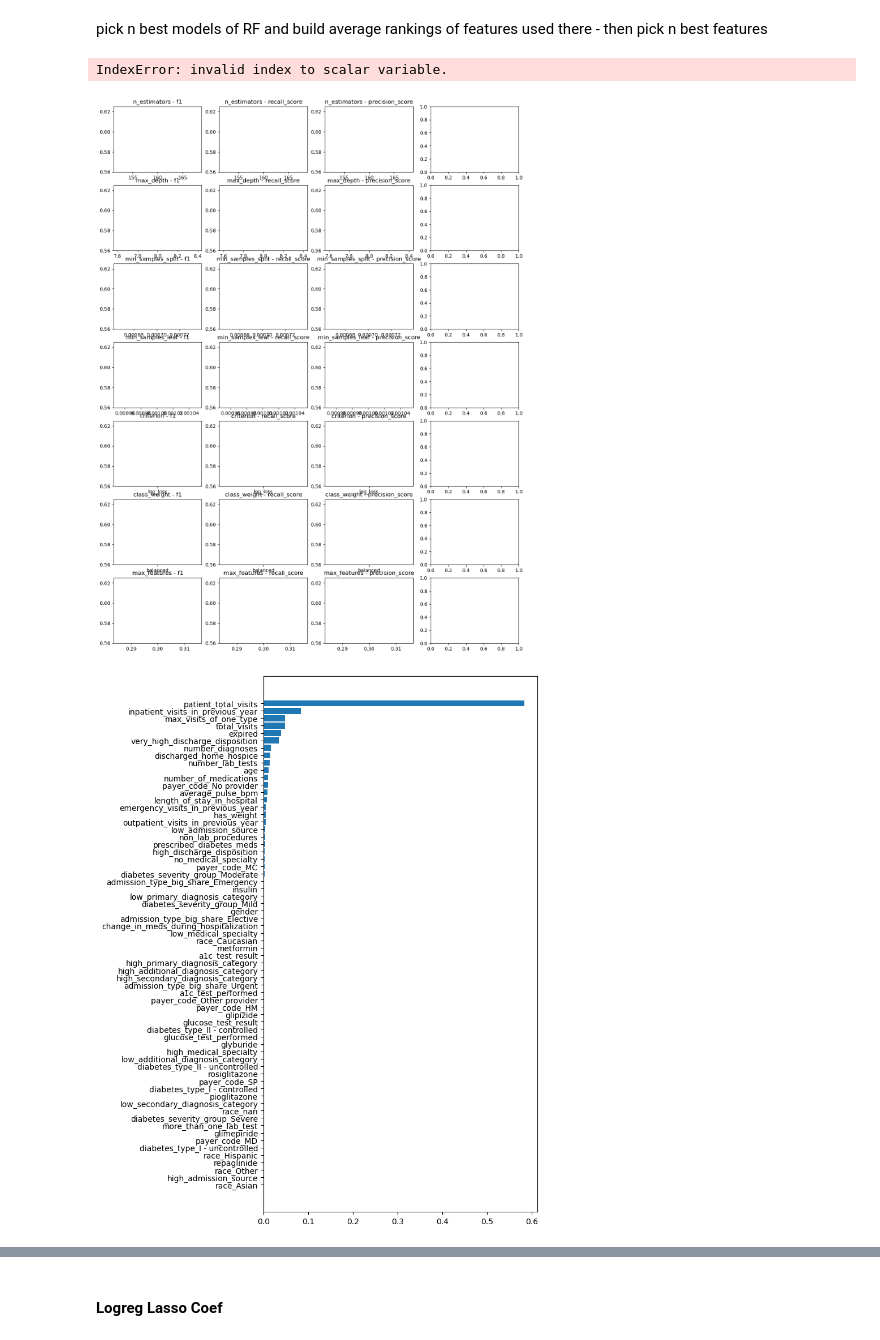
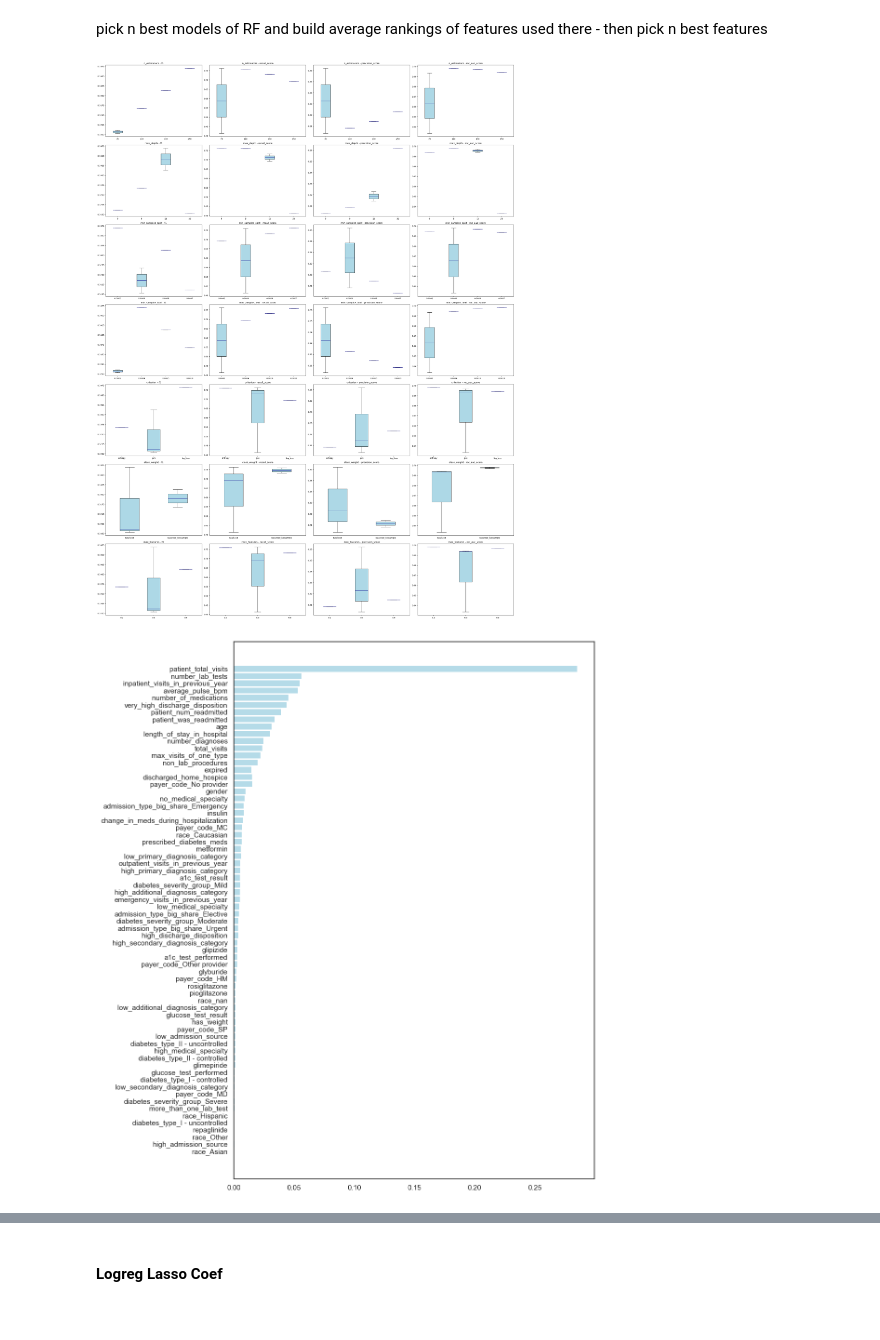
Before and after one commit to ontenkutsenko/ML_Hospital_Readmissions, a Jupyter notebook: Binary classification.ipynb, the cells around one changed output, grey strips where cells are left out. Cells and saved outputs as stored; diff of their text form; code cells hidden in the pictures.

```diff
--- a/Binary classification.ipynb
+++ b/Binary classification.ipynb
@@ -1592,32 +1386,0 @@ F1 train: 0.604, F1_val: 0.592
-# %%
-model = RandomForestClassifier(random_state = random_state)
-params = {
-    'n_estimators': np.arange(50, 300, 10),
-    'max_depth': np.arange(6, 30, 2),
-    'min_samples_split': np.arange(0, 0.001, 0.0001) + 0.000001,
-    'min_samples_leaf': np.arange(0, 0.002, 0.0002) + 0.000001,
-    'criterion': ['gini', 'entropy', 'log_loss'],
-    'class_weight': ['balanced', 'balanced_subsample'],
-    'max_features': np.arange(0.1,0.7,0.1),
-}
-
-result = []
-for i in tqdm(range(100)):
-    random_params = {}
-    for key, values in params.items():
-        random_params[key] = random.choice(values)
-    result.append(cross_validation(data,
-                     target,
-                     model,
-                     random_params,
-
-                     scaling = True,
-                     features_for_scaling_minmax = features_for_scaling_minmax,
-                     features_for_scaling_standard = features_for_scaling_standard,
-
-                     # target_encoding = True,
-                     # features_for_encoding = features_for_encoding,
-                     # smoothing = 100,
-
-                     upsample = False,
-                     cv=5))
@@ -1640,10 +1394,13 @@ with open('Data/result_rf_all_features_no_encoding_2.pkl', 'wb') as file:
 # %% [markdown]
 pick n best models of RF and build average rankings of features used there - then pick n best features
 # %%
+from matplotlib.ticker import MaxNLocator
+
 num_best_models = 90
 
 best_models = sorted(result, key = lambda x: -x[1]['f1'][1])[:num_best_models]
-fig,ax = plt.subplots(ncols = len(result[0][1]), nrows = len(params), figsize = (15,20))
+fig,ax = plt.subplots(ncols = len(result[0][1]), nrows = len(params), figsize = (30,40))
+
 for m in range(len(result[0][1])):
     for key in range(len(list(params.keys()))):
         # try:
@@ -1653,38 +1410,56 @@ for m in range(len(result[0][1])):
                                          columns = ['hyperparameter', metric]).fillna('None')
             if hyperparam_df['hyperparameter'].dtype == 'O':
                 hyperparam_df['hyperparameter'] = hyperparam_df['hyperparameter'].astype(str)
-            ax[key, m].plot(hyperparam_df.groupby('hyperparameter').max())
-            ax[key, m].plot(hyperparam_df.groupby('hyperparameter').median())
-            ax[key, m].plot(hyperparam_df.groupby('hyperparameter').min())
+            hyperparam_df = hyperparam_df.sort_values(by='hyperparameter')
+
+            ax[key, m].boxplot([group[1][metric].values for group in hyperparam_df.groupby('hyperparameter')],
+            labels = [np.round(i, 4) if isinstance(i, float) else i for i in hyperparam_df['hyperparameter'].unique()],
+            patch_artist=True,
+            widths=0.4,
+            medianprops=dict(color='darkblue'),
+            boxprops=dict(facecolor='lightblue', edgecolor='black'),
+             whiskerprops=dict(color='black'),
+             capprops=dict(color='black'),
+            flierprops=dict(markerfacecolor='red', marker='o', markersize=4)
+                              )
+            ax[key, m].tick_params(axis='x', labelsize=10)
             ax[key, m].set_title(hyperparam + ' - ' + metric)
+
+            ax[key, m].xaxis.grid(False)
+            ax[key, m].yaxis.grid(False)
 plt.tight_layout()
 
 # plt.savefig('rf_hyperparams_2.png')
 plt.show()
 # %% [output]
-IndexError: invalid index to scalar variable.
-[figure, old version]
+[figure, new version]
 # %%
 num_best_models = 20
 
 best_models = sorted(result, key = lambda x: -x[1]['f1'][1])[:num_best_models]
+
+
 
 fdf = pd.DataFrame(np.array([best_models[k][4] for k in range(len(best_models))]).T)
 fdf['features'] = best_models[0][3]
 fdf.set_index('features', inplace = True)
 ranked_df = fdf.rank(ascending=False)
 ranked_df['median_rank'] = ranked_df.median(axis=1)
 ranked_df['median_feature_importance'] = fdf.median(axis=1)
 ranked_df.reset_index(inplace = True)
 ranked_df = ranked_df[['features', 'median_rank', 'median_feature_importance']]
 features = ranked_df.sort_values(by = 'median_rank').head(30)['features']
 
-plt.figure(figsize=(8, 10))
-plt.barh(ranked_df.sort_values(by = 'median_rank', ascending = False)['features'], ranked_df.sort_values(by = 'median_rank', ascending = False)['median_feature_importance'])
-plt.tight_layout()
+
+plt.figure(figsize=(10, 15))
+plt.barh(ranked_df.sort_values(by = 'median_rank', ascending = False)['features'],
+         ranked_df.sort_values(by = 'median_rank', ascending = False)['median_feature_importance'],
+         color='lightblue',  alpha=0.9, linewidth=0, height=0.8, align='center')
+
+# plt.tight_layout()
 plt.show()
 # %% [output]
-[figure, old version]
+[figure, new version]
 # %%
 #since we see that all patient level features are important we will not change function of it anyhow
 # we will check on n random models what is best amount of features
```
Also changed, not shown: parts of 53 cells of this notebook, 3 other files.
